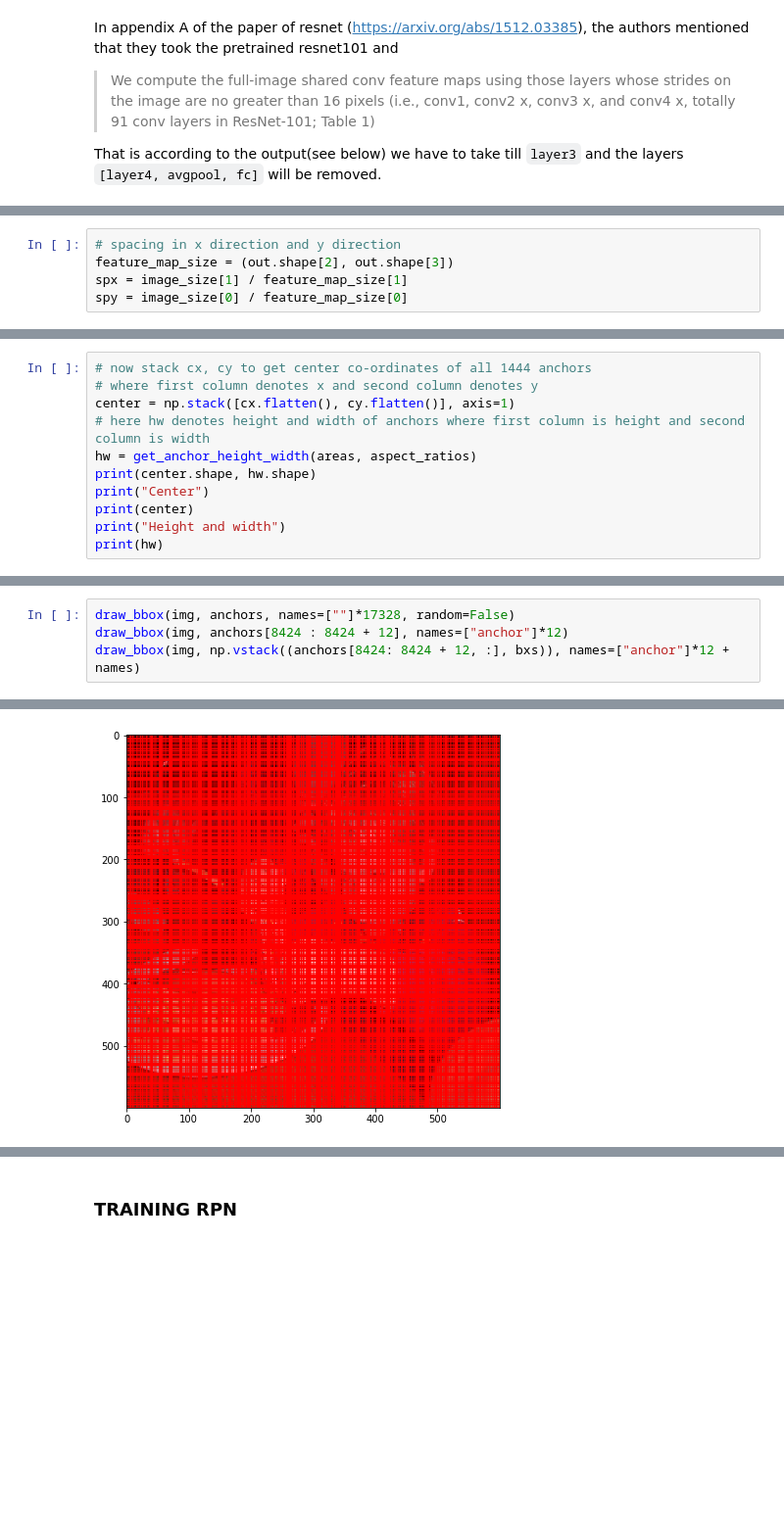
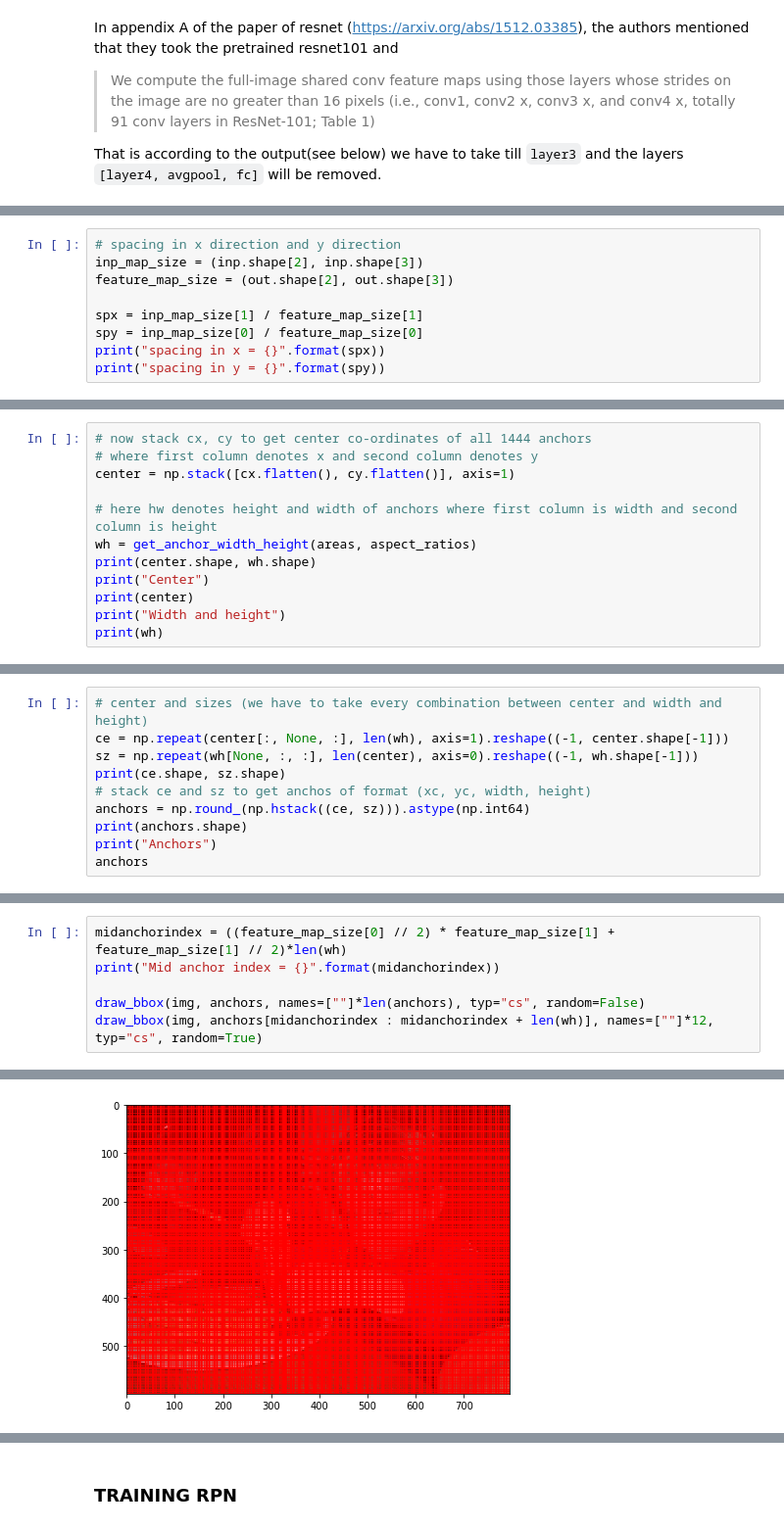
Before and after one commit to lumliolum/objectdetection, a Jupyter notebook: Faster RCNN try.ipynb, the cells around one changed output, grey strips where cells are left out. Shown at 98% size. Drawn from its saved outputs; the diff is of its cells as text; blank space fills up the shorter version.

```diff
--- a/Faster RCNN try.ipynb
+++ b/Faster RCNN try.ipynb
@@ -358,5 +425,9 @@ So the spacing will be $ \frac{600}{38} = 15.78 $  between the locations.
 # %%
 # spacing in x direction and y direction
+inp_map_size = (inp.shape[2], inp.shape[3])
 feature_map_size = (out.shape[2], out.shape[3])
-spx = image_size[1] / feature_map_size[1]
-spy = image_size[0] / feature_map_size[0]
+
+spx = inp_map_size[1] / feature_map_size[1]
+spy = inp_map_size[0] / feature_map_size[0]
+print("spacing in x = {}".format(spx))
+print("spacing in y = {}".format(spy))
@@ -410,11 +460,12 @@ The above are anchor centers. There are $ 38 \times 38 = 1444 $ anchors. Now hav
 # now stack cx, cy to get center co-ordinates of all 1444 anchors
 # where first column denotes x and second column denotes y
 center = np.stack([cx.flatten(), cy.flatten()], axis=1)
-# here hw denotes height and width of anchors where first column is height and second column is width
-hw = get_anchor_height_width(areas, aspect_ratios)
-print(center.shape, hw.shape)
+
+# here hw denotes height and width of anchors where first column is width and second column is height
+wh = get_anchor_width_height(areas, aspect_ratios)
+print(center.shape, wh.shape)
 print("Center")
 print(center)
-print("Height and width")
-print(hw)
+print("Width and height")
+print(wh)
 # %% [output]
@@ -466,0 +491,10 @@ array([[ -24,  -24,   40,   40],
+# %%
+# center and sizes (we have to take every combination between center and width and height)
+ce = np.repeat(center[:, None, :], len(wh), axis=1).reshape((-1, center.shape[-1]))
+sz = np.repeat(wh[None, :, :], len(center), axis=0).reshape((-1, wh.shape[-1]))
+print(ce.shape, sz.shape)
+# stack ce and sz to get anchos of format (xc, yc, width, height)
+anchors = np.round_(np.hstack((ce, sz))).astype(np.int64)
+print(anchors.shape)
+print("Anchors")
+anchors
@@ -467,5 +516,7 @@ array([[ -24,  -24,   40,   40],
 # %%
-draw_bbox(img, anchors, names=[""]*17328, random=False)
-draw_bbox(img, anchors[8424 : 8424 + 12], names=["anchor"]*12)
-draw_bbox(img, np.vstack((anchors[8424: 8424 + 12, :], bxs)), names=["anchor"]*12 + names)
+midanchorindex = ((feature_map_size[0] // 2) * feature_map_size[1] + feature_map_size[1] // 2)*len(wh)
+print("Mid anchor index = {}".format(midanchorindex))
+
+draw_bbox(img, anchors, names=[""]*len(anchors), typ="cs", random=False)
+draw_bbox(img, anchors[midanchorindex : midanchorindex + len(wh)], names=[""]*12, typ="cs", random=True)
 # %% [output]
@@ -472 +524 @@ draw_bbox(img, np.vstack((anchors[8424: 8424 + 12, :], bxs)), names=["anchor"]*1
-[figure, old version]
+[figure, new version]
```
Also changed, not shown: parts of 32 cells of this notebook.
